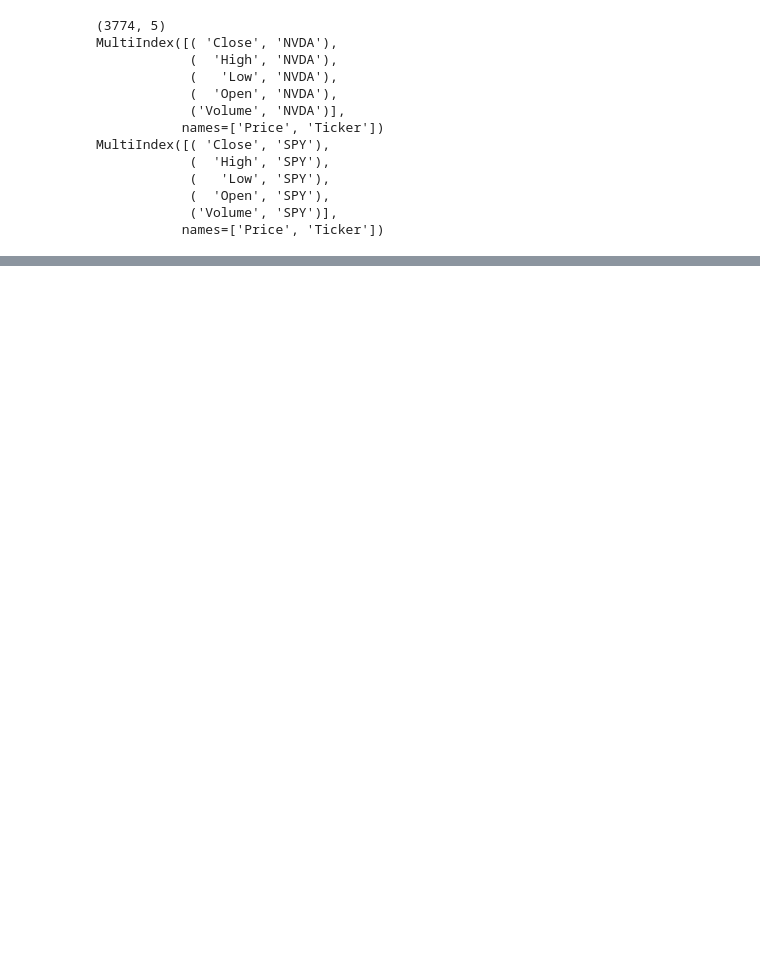
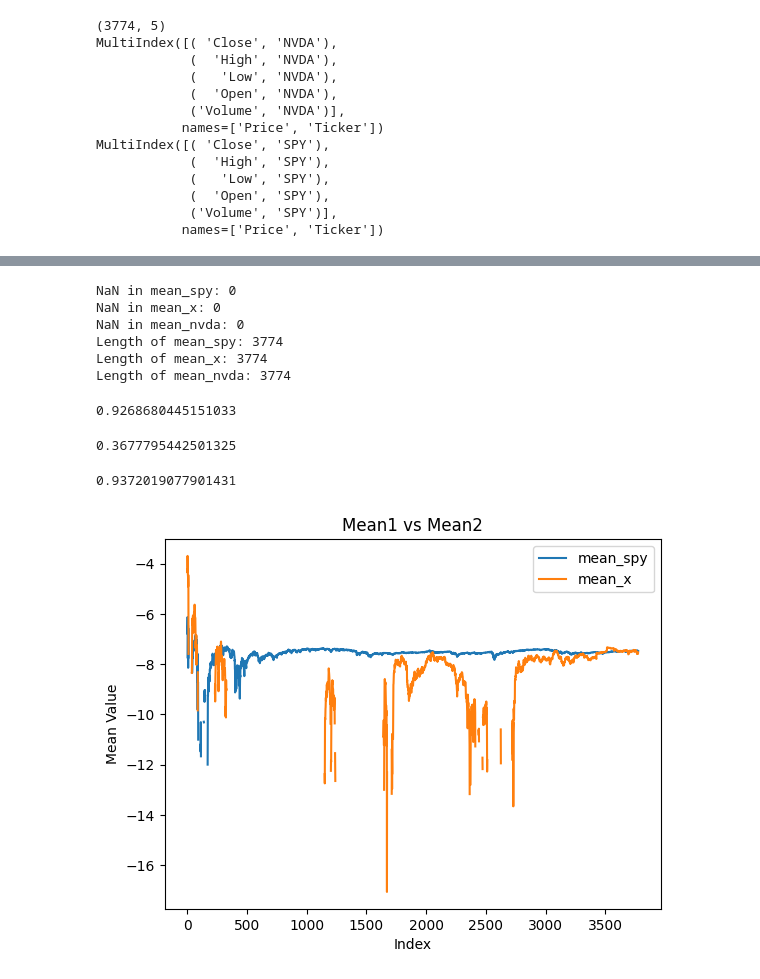
Before and after one commit to Lukirby/Stress-Testing-a-Markowitz-Portfolio, a Jupyter notebook: luca.ipynb, the cells around one changed output, grey strips where cells are left out. Saved outputs shown, nothing was run; the diff lists cells and outputs as text; code cells hidden in the pictures; blank space fills up the shorter version.

```diff
--- a/luca.ipynb
+++ b/luca.ipynb
@@ -93,0 +103,12 @@ plot_data(spy)
+# %%
+data = pd.read_csv("x.csv",skiprows=[1,2])
+prices = data["Close"]
+returns = (prices / prices.shift(1)) - 1
+returns = returns.fillna(0)
+x_r = returns
+# %%
+data = pd.read_csv("spy.csv",skiprows=[1,2])
+prices = data["Close"]
+returns = (prices / prices.shift(1)) - 1
+returns = returns.fillna(0)
+spy_r = returns
@@ -93,0 +121,44 @@ plot_data(spy)
+# %%
+mean_spy=spy_r.expanding().mean()
+mean_x=x_r.expanding().mean()
+mean_nvda=nvda_r.expanding().mean()
+
+print("NaN in mean_spy:", mean_spy.isna().sum())
+print("NaN in mean_x:", mean_x.isna().sum())
+print("NaN in mean_nvda:", mean_nvda.isna().sum())
+
+print("Length of mean_spy:", len(mean_spy))
+print("Length of mean_x:", len(mean_x))
+print("Length of mean_nvda:", len(mean_nvda))
+# %% [output]
+NaN in mean_spy: 0
+NaN in mean_x: 0
+NaN in mean_nvda: 0
+Length of mean_spy: 3774
+Length of mean_x: 3774
+Length of mean_nvda: 3774
+# %%
+b = mean_spy>mean_x
+print(np.sum(b)/len(b))
+# %% [output]
+0.9268680445151033
+# %%
+b = mean_spy>mean_nvda
+print(np.sum(b)/len(b))
+# %% [output]
+0.3677795442501325
+# %%
+b = mean_nvda>mean_x
+print(np.sum(b)/len(b))
+# %% [output]
+0.9372019077901431
+# %%
+plt.plot(np.log(mean_spy), label='mean_spy')
+plt.plot(np.log(mean_x), label='mean_x')
+plt.title('Mean1 vs Mean2')
+plt.xlabel('Index')
+plt.ylabel('Mean Value')
+plt.legend()
+plt.show()
+# %% [output]
+[figure, added]
```
Also changed, not shown: parts of 10 cells of this notebook.
